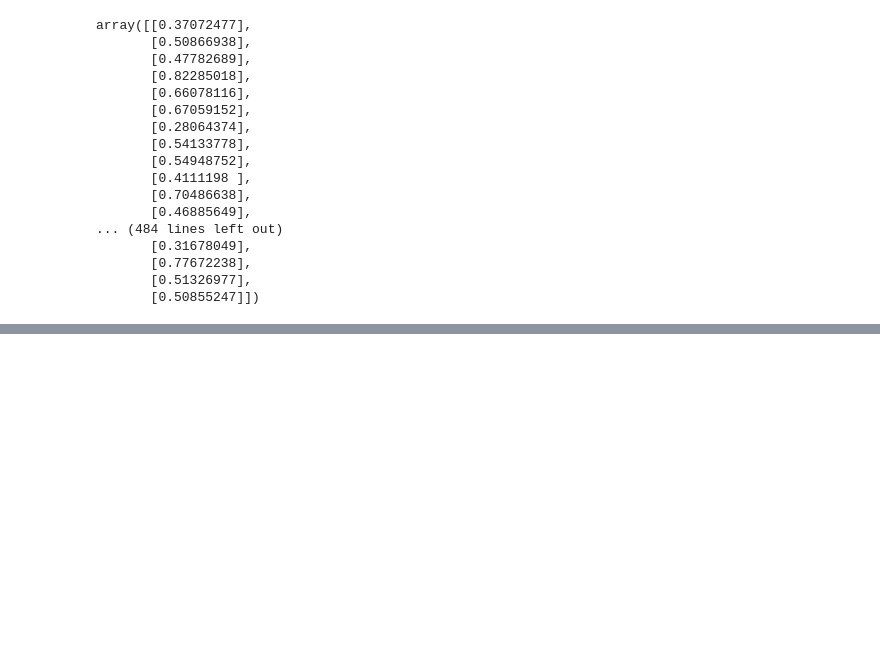
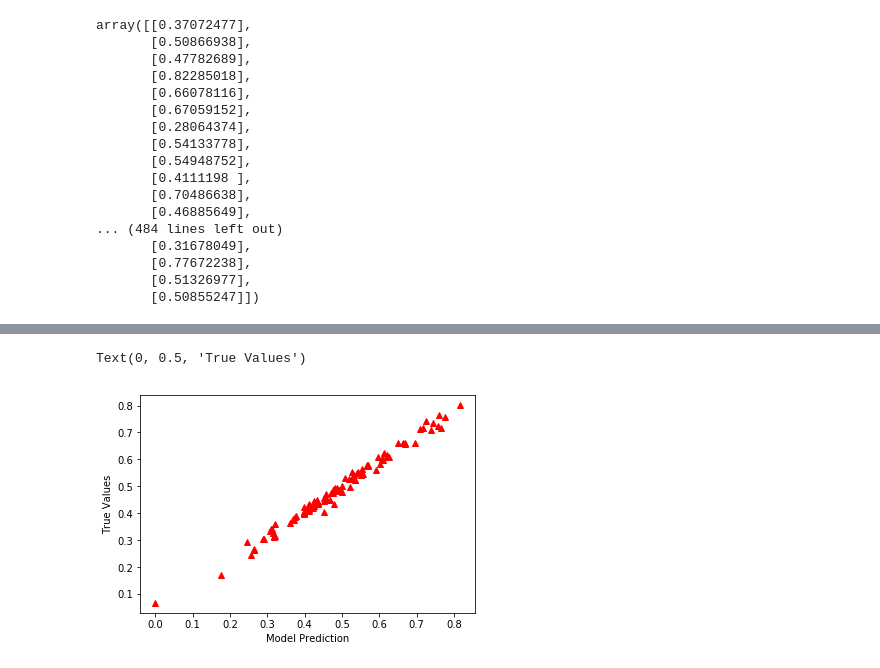
Before and after one commit to sagecodes/car-sales-prediction-ANN, a Jupyter notebook: car_sales.ipynb, the cells around one changed output, grey strips where cells are left out. Cells and saved outputs as stored; diff of their text form; code cells hidden in the pictures; blank space fills up the shorter version.

```diff
--- a/car_sales.ipynb
+++ b/car_sales.ipynb
@@ -148,0 +243,9 @@ array([[0.37072477],
+# %%
+y_pred = model.predict(X_test)
+# %%
+plt.plot(y_test, y_pred, "^", color='r')
+plt.xlabel('Model Prediction')
+plt.ylabel('True Values')
+# %% [output]
+Text(0, 0.5, 'True Values')
+[figure, added]
```
Also changed, not shown: parts of 16 cells of this notebook.
